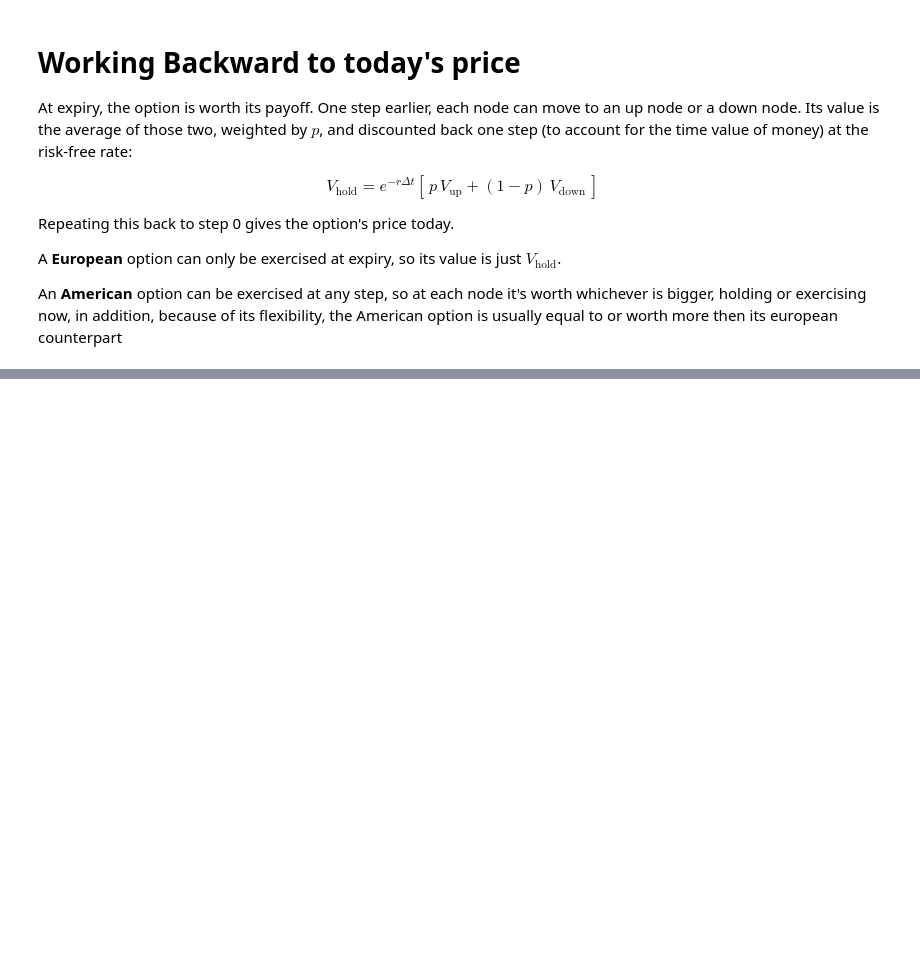
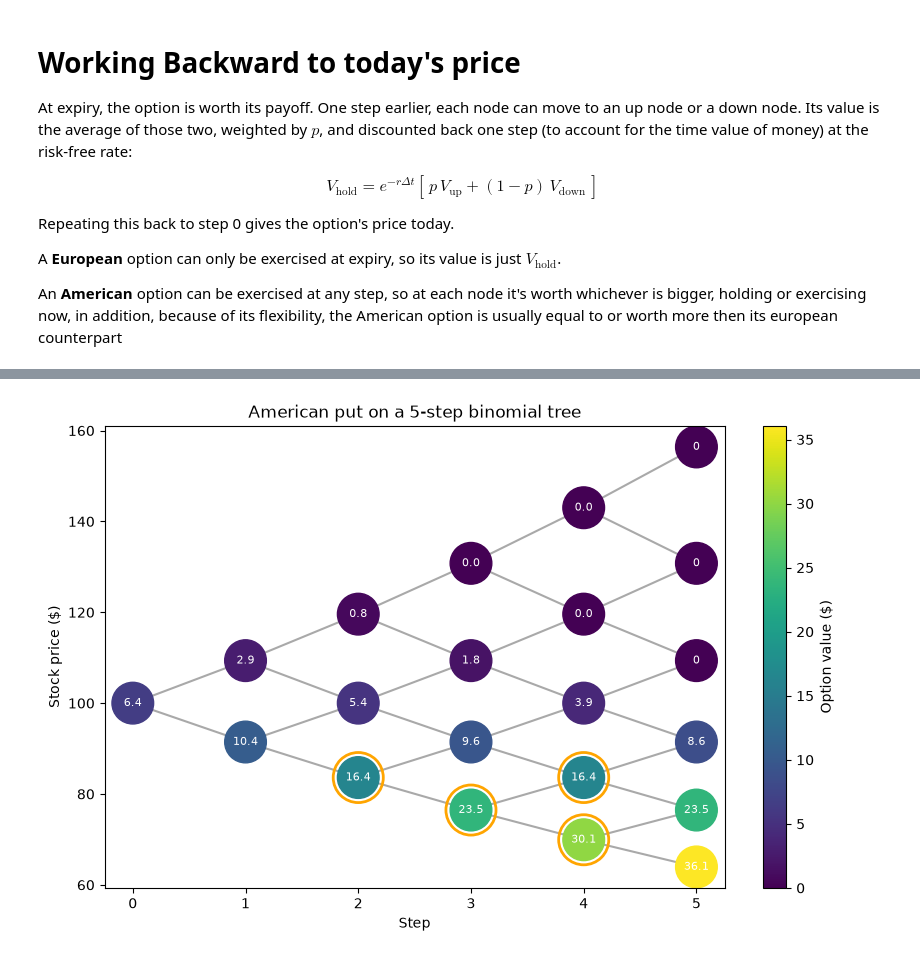
Before and after one commit to AmiraliNorouzi08/binomial-options-pricing-model, a Jupyter notebook: bopm.ipynb, the cells around one changed output, grey strips where cells are left out. Cells and saved outputs as stored; diff of their text form; code cells hidden in the pictures; blank space fills up the shorter version.

Commit message:
Add binomial pricer, Black-Scholes check and graphs

```diff
--- a/bopm.ipynb
+++ b/bopm.ipynb
@@ -96,0 +140,39 @@ def option_price(S0, K, T, r, sigma, N, option_type, american):
+# %%
+N = 5
+dt, u, d, p = tree_parameters(T, r, sigma, N)
+stock = stock_tree(S0, u, d, N)
+option, exercise = option_tree(S0, K, T, r, sigma, N, "put", True)
+
+plt.figure(figsize=(10, 6))
+
+for i in range(N):
+    for j in range(i + 1):
+        plt.plot([i, i + 1], [stock[i][j], stock[i + 1][j + 1]], color="darkgrey", zorder=1)
+        plt.plot([i, i + 1], [stock[i][j], stock[i + 1][j]], color="darkgrey", zorder=1)
+
+
+xs = []
+ys = []
+values = []
+for i in range(N + 1):
+    for j in range(i + 1):
+        xs.append(i)
+        ys.append(stock[i][j])
+        values.append(option[i][j])
+
+plt.scatter(xs, ys, c=values, cmap="viridis", s=900, zorder=2)
+plt.colorbar(label="Option value ($)")
+
+for i in range(N + 1):
+    for j in range(i + 1):
+        if exercise[i][j]:
+            plt.scatter(i, stock[i][j], s=1300, facecolors="none", edgecolors="orange", linewidths=2, zorder=3)
+        plt.text(i, stock[i][j], round(option[i][j], 1), ha="center", va="center", color="white", fontsize=8, zorder=4)
+
+plt.xlabel("Step")
+plt.ylabel("Stock price ($)")
+plt.title("American put on a 5-step binomial tree")
+plt.savefig("images/tree.png")
+plt.show()
+# %% [output]
+[figure, added]
```
Also changed, not shown: parts of 10 cells of this notebook, 3 other files.
